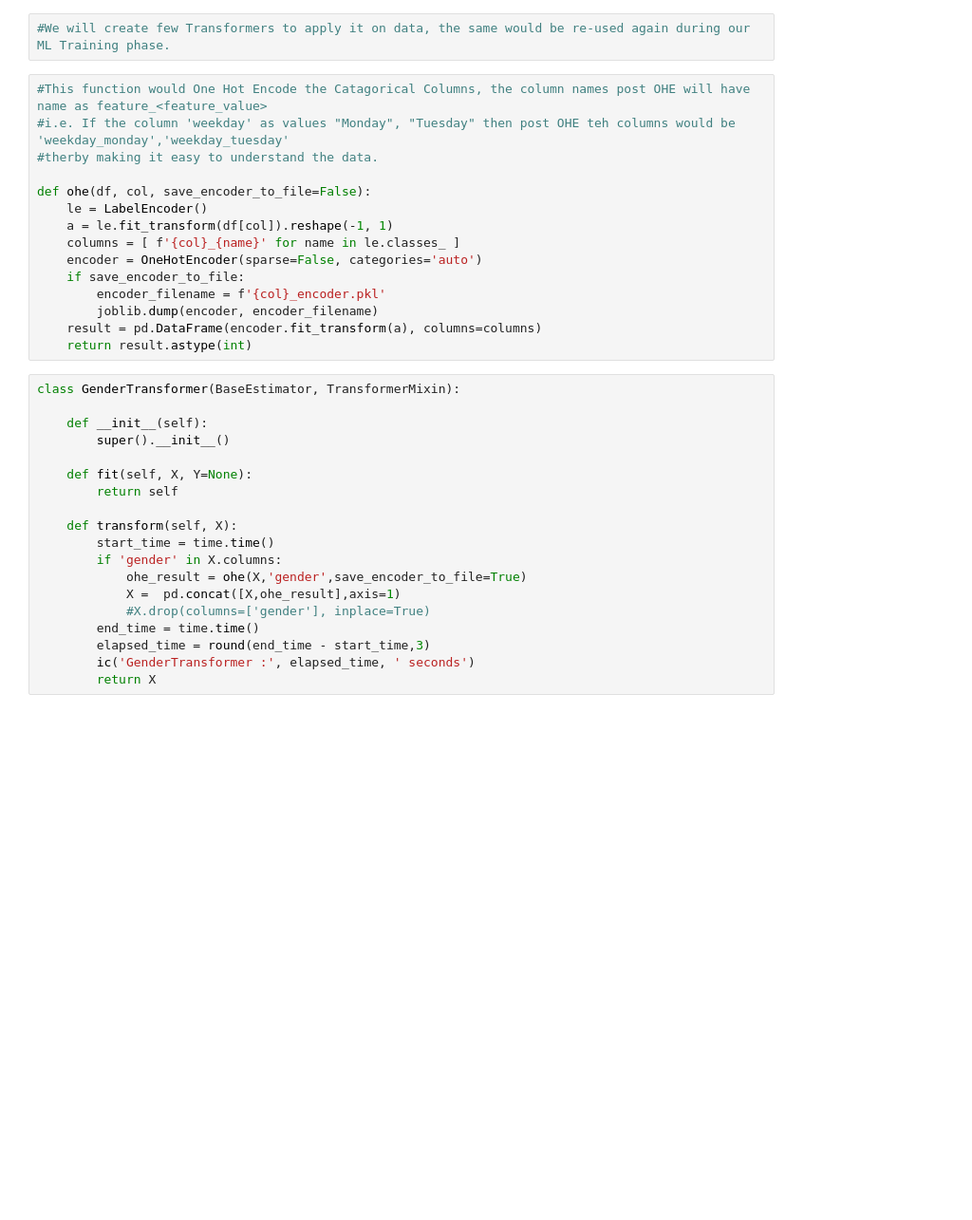
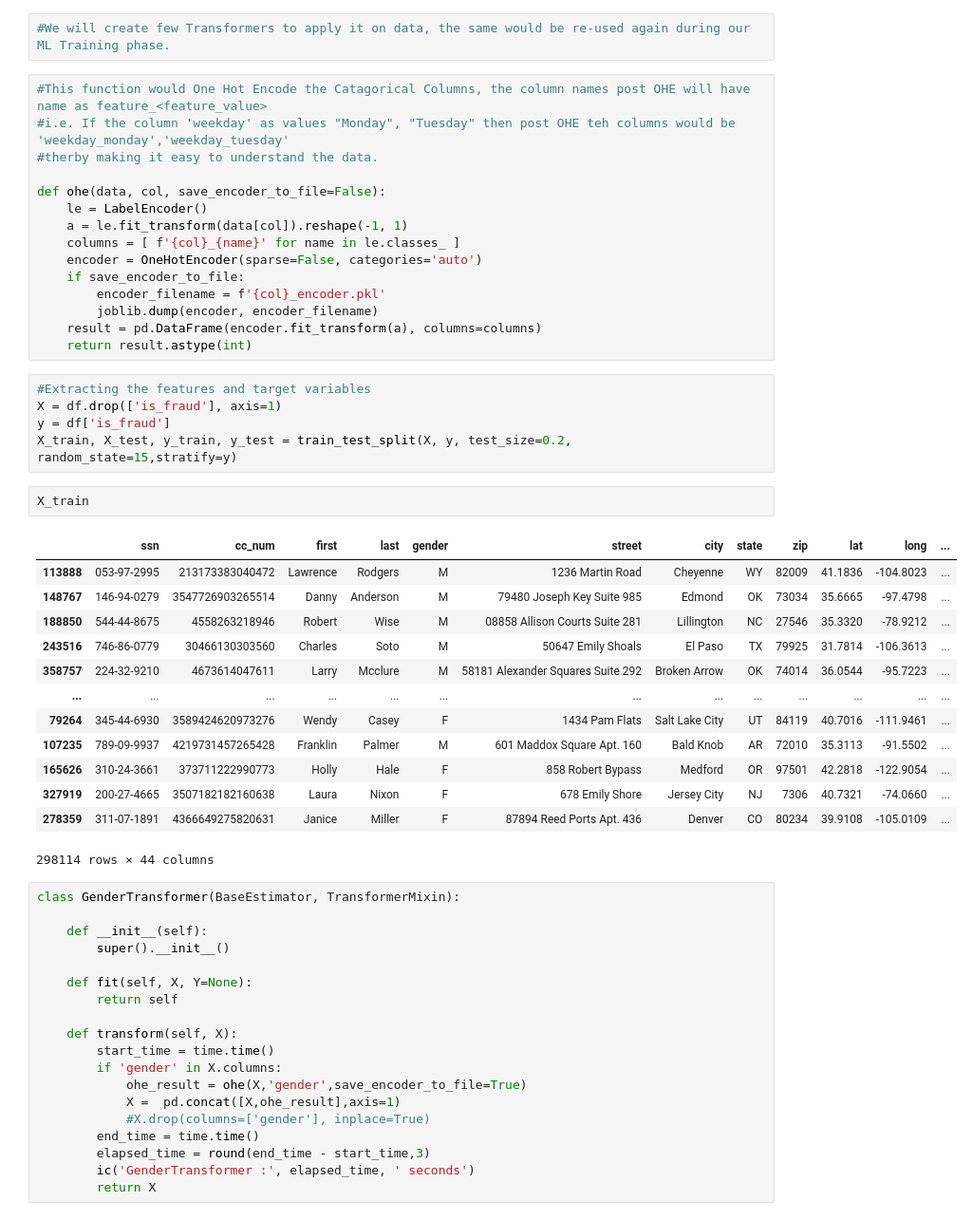
Before and after one commit to nagurao/sharing, a Jupyter notebook: FinalProject-Group4.ipynb, the cells around one changed output. Shown at 95% size. Drawn from its saved outputs; the diff is of its cells as text; blank space fills up the shorter version.

```diff
--- a/FinalProject-Group4.ipynb
+++ b/FinalProject-Group4.ipynb
@@ -889,9 +889,9 @@ df = woe(df,woe_columns,woe_target_column)
 #i.e. If the column 'weekday' as values "Monday", "Tuesday" then post OHE teh columns would be 'weekday_monday','weekday_tuesday'
 #therby making it easy to understand the data.
 
-def ohe(df, col, save_encoder_to_file=False):
+def ohe(data, col, save_encoder_to_file=False):
     le = LabelEncoder()
-    a = le.fit_transform(df[col]).reshape(-1, 1)
+    a = le.fit_transform(data[col]).reshape(-1, 1)
     columns = [ f'{col}_{name}' for name in le.classes_ ]
     encoder = OneHotEncoder(sparse=False, categories='auto')
     if save_encoder_to_file:
@@ -899,6 +899,27 @@ def ohe(df, col, save_encoder_to_file=False):
         joblib.dump(encoder, encoder_filename)
     result = pd.DataFrame(encoder.fit_transform(a), columns=columns)
     return result.astype(int)
+# %%
+#Extracting the features and target variables
+X = df.drop(['is_fraud'], axis=1)
+y = df['is_fraud']
+X_train, X_test, y_train, y_test = train_test_split(X, y, test_size=0.2, random_state=15,stratify=y)
+# %%
+X_train
+# %% [output]
+|  | ssn | cc_num | first | last | gender | street | city | state | zip | lat | long | ... |
+| 113888 | 053-97-2995 | 213173383040472 | Lawrence | Rodgers | M | 1236 Martin Road | Cheyenne | WY | 82009 | 41.1836 | -104.8023 | ... |
+| 148767 | 146-94-0279 | 3547726903265514 | Danny | Anderson | M | 79480 Joseph Key Suite 985 | Edmond | OK | 73034 | 35.6665 | -97.4798 | ... |
+| 188850 | 544-44-8675 | 4558263218946 | Robert | Wise | M | 08858 Allison Courts Suite 281 | Lillington | NC | 27546 | 35.3320 | -78.9212 | ... |
+| 243516 | 746-86-0779 | 30466130303560 | Charles | Soto | M | 50647 Emily Shoals | El Paso | TX | 79925 | 31.7814 | -106.3613 | ... |
+| 358757 | 224-32-9210 | 4673614047611 | Larry | Mcclure | M | 58181 Alexander Squares Suite 292 | Broken Arrow | OK | 74014 | 36.0544 | -95.7223 | ... |
+| ... | ... | ... | ... | ... | ... | ... | ... | ... | ... | ... | ... | ... |
+| 79264 | 345-44-6930 | 3589424620973276 | Wendy | Casey | F | 1434 Pam Flats | Salt Lake City | UT | 84119 | 40.7016 | -111.9461 | ... |
+| 107235 | 789-09-9937 | 4219731457265428 | Franklin | Palmer | M | 601 Maddox Square Apt. 160 | Bald Knob | AR | 72010 | 35.3113 | -91.5502 | ... |
+| 165626 | 310-24-3661 | 373711222990773 | Holly | Hale | F | 858 Robert Bypass | Medford | OR | 97501 | 42.2818 | -122.9054 | ... |
+| 327919 | 200-27-4665 | 3507182182160638 | Laura | Nixon | F | 678 Emily Shore | Jersey City | NJ | 7306 | 40.7321 | -74.0660 | ... |
+| 278359 | 311-07-1891 | 4366649275820631 | Janice | Miller | F | 87894 Reed Ports Apt. 436 | Denver | CO | 80234 | 39.9108 | -105.0109 | ... |
+298114 rows × 44 columns
 # %%
 class GenderTransformer(BaseEstimator, TransformerMixin):
 
```
Also changed, not shown: parts of 38 cells of this notebook.
